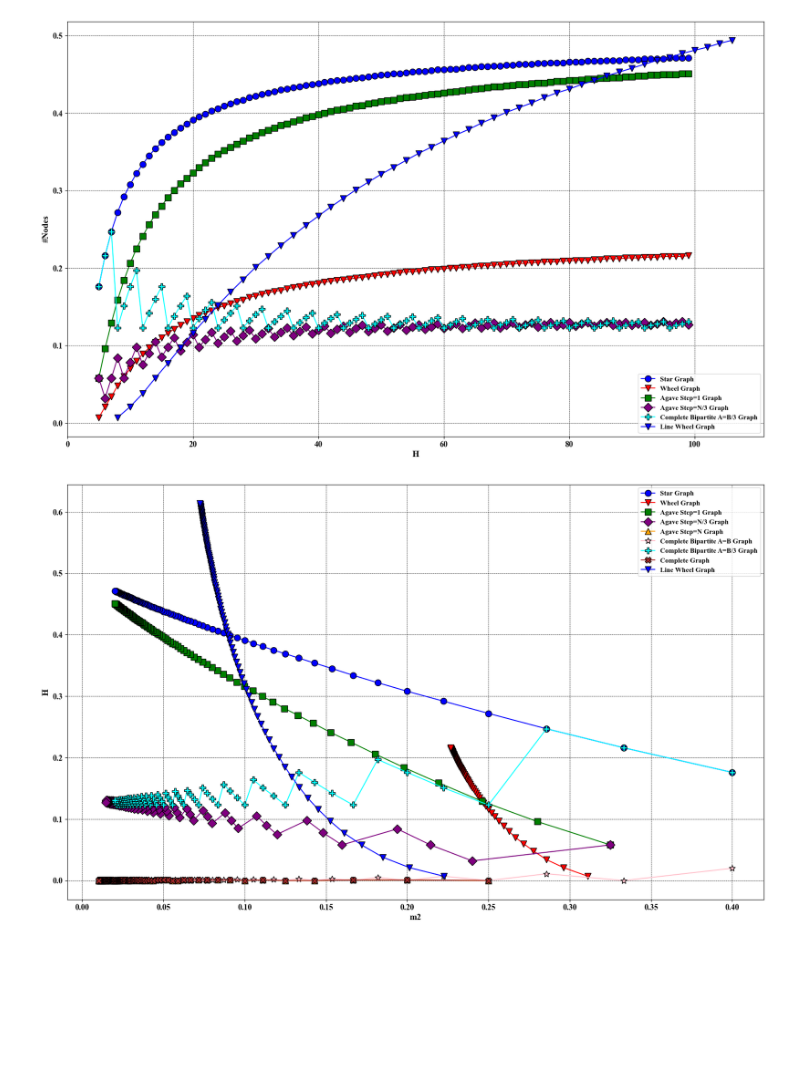
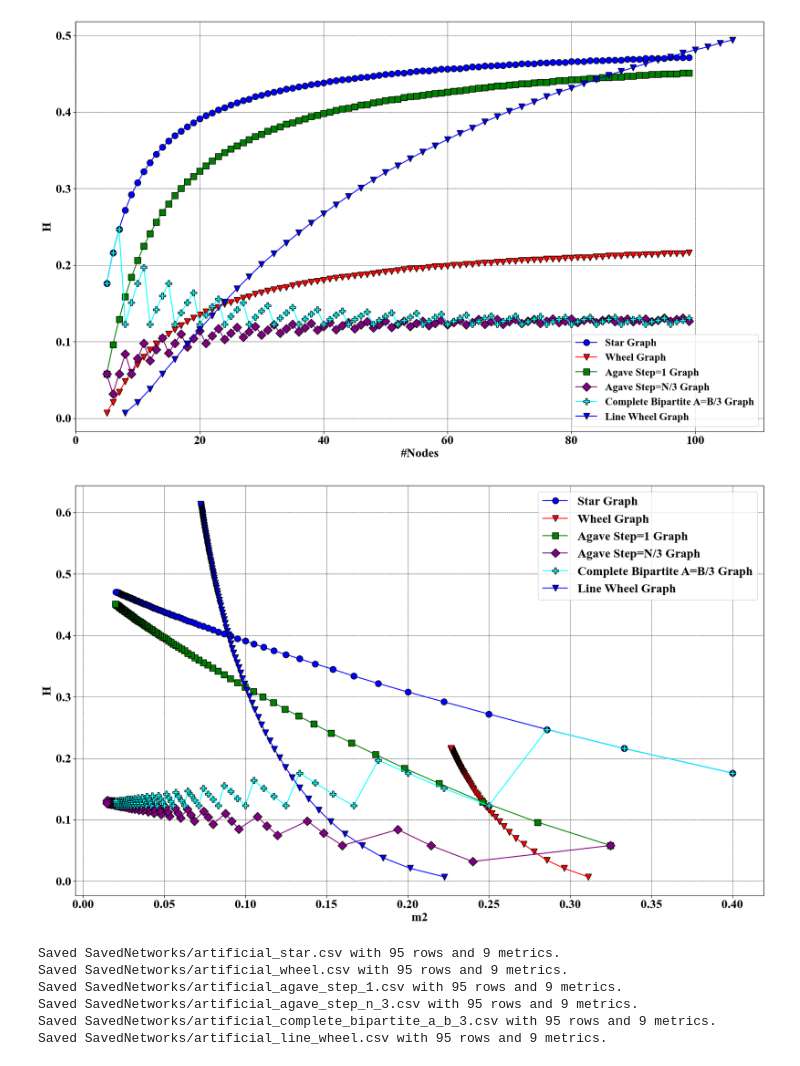
Before and after one commit to hghaemi/h_index_paper, a Jupyter notebook: artificial_networks.ipynb, the cells around one changed output. Cells and saved outputs as stored; diff of their text form; code cells hidden in the pictures; blank space fills up the shorter version.

Commit message:
make some changes about plots

```diff
--- a/artificial_networks.ipynb
+++ b/artificial_networks.ipynb
@@ -96,45 +96,44 @@ edge_colors = ['black'] * len(graph_keys)
 marker_size=10
 
 plt.figure(figsize=(20, 12))
-font = {'family': 'times new roman', 'weight': 'bold', 'size': 11}
+font = {'family': 'times new roman', 'weight': 'bold', 'size': 17}
+
 for i, key in enumerate(graph_keys):
     if key in exclude_keys:
         continue
 
     if key == 'line_wheel':
         n_values = values_dict[key]['n'][0:50]
         H_values = values_dict[key]['H'][0:50]
     else:
         n_values = values_dict[key]['n']
         H_values = values_dict[key]['H']
 
     plt.plot(n_values,
              H_values,
              marker=markers[i],
              c=colors[i],
              markeredgecolor='black',
              markerfacecolor=colors[i],
              markersize=marker_size,
              label= key.replace('_', ' ').title()+" Graph")
 
 
 
-plt.xlabel('H', family= 'times new roman', weight='bold', size=14)
-plt.ylabel('#Nodes', family= 'times new roman', weight='bold', size=14)
+plt.xlabel('#Nodes', family= 'times new roman', weight='bold', size=20)
+plt.ylabel('H', family= 'times new roman', weight='bold', size=20)
 plt.legend(loc='lower right', prop=font)
-plt.xticks(family= 'times new roman', weight='bold', size=13)
-plt.yticks(family= 'times new roman', weight='bold', size=13)
+plt.xticks(family= 'times new roman', weight='bold', size=20)
+plt.yticks(family= 'times new roman', weight='bold', size=20)
 plt.grid(color='black', linestyle='--', linewidth=0.5)
 # plt.savefig("plots/artificial_combined1.png" , dpi=1000, bbox_inches='tight')
 plt.show()
 # %% [output]
-[figure, old version]
+[figure, new version]
 # %%
 graph_keys = values_dict.keys()
-#exclude_keys = ['agave_3', 'complete_bipartite_1', 'complete']
 exclude_keys = {'agave step=n', 'complete_bipartite a=b', 'complete', 'cycle'}
 
-exclude_keys = []
 
 colors = ['b', 'r', 'g', 'purple', 'orange', 'pink', 'cyan', 'brown','b','lime']
 markers = ['o', 'v', 's', 'D', '^', '*', 'P', 'X', 'v','o']
@@ -142,7 +141,7 @@ edge_colors = ['black'] * len(graph_keys)
 marker_size=10
 
 plt.figure(figsize=(20, 12))
-font = {'family': 'times new roman', 'weight': 'bold', 'size': 11}
+font = {'family': 'times new roman', 'weight': 'bold', 'size': 20}
 
 for i, key in enumerate(graph_keys):
     if key in exclude_keys:
@@ -160,13 +159,53 @@ for i, key in enumerate(graph_keys):
         markersize=marker_size,
         label=key.replace('_', ' ').title()+' Graph')
 
-plt.xlabel('m2', family= 'times new roman', weight='bold', size=14)
-plt.ylabel('H', family= 'times new roman', weight='bold', size=14)
+plt.xlabel('m2', family= 'times new roman', weight='bold', size=20)
+plt.ylabel('H', family= 'times new roman', weight='bold', size=20)
 plt.legend(loc='upper right', prop=font)
-plt.xticks(family= 'times new roman', weight='bold', size=13)
-plt.yticks(family= 'times new roman', weight='bold', size=13)
+plt.xticks(family= 'times new roman', weight='bold', size=20)
+plt.yticks(family= 'times new roman', weight='bold', size=20)
 plt.grid(color='black', linestyle='--', linewidth=0.5)
 plt.savefig("plots/artificial_combined2.png" , dpi=1000, bbox_inches='tight')
 plt.show()
 # %% [output]
-[figure, old version]
+[figure, new version]
+# %%
+graphs_to_save = [
+    'star',
+    'wheel',
+    'agave step=1',
+    'agave step=n/3',
+    'complete_bipartite a=b/3',
+    'line_wheel'
+]
+
+n_values = np.arange(5, 100, 1)
+
+for graph_name in graphs_to_save:
+    if graph_name in values_dict:
+        inner_dict = values_dict[graph_name]
+        if not inner_dict:
+            print(f"Warning: Graph type '{graph_name}' has no data.")
+            continue
+
+        first_metric = next(iter(inner_dict.values()))
+        if len(first_metric) != len(n_values):
+            print(f"Warning: Data length mismatch for '{graph_name}'.")
+            continue
+
+        df = pd.DataFrame(inner_dict)
+        df.insert(0, 'n_nodes', n_values)
+
+        safe_graph_name = graph_name.replace(' ', '_').replace('=', '_').replace('/', '_')
+        filename = f"SavedNetworks/artificial_{safe_graph_name}.csv"
+        df.to_csv(filename, index=False)
+        print(f"Saved {filename} with {len(df)} rows and {len(df.columns)-1} metrics.")
+    else:
+        print(f"Warning: Graph type '{graph_name}' was not found in values_dict and will be skipped.")
+# %% [output]
+Saved SavedNetworks/artificial_star.csv with 95 rows and 9 metrics.
+Saved SavedNetworks/artificial_wheel.csv with 95 rows and 9 metrics.
+Saved SavedNetworks/artificial_agave_step_1.csv with 95 rows and 9 metrics.
+Saved SavedNetworks/artificial_agave_step_n_3.csv with 95 rows and 9 metrics.
+Saved SavedNetworks/artificial_complete_bipartite_a_b_3.csv with 95 rows and 9 metrics.
+Saved SavedNetworks/artificial_line_wheel.csv with 95 rows and 9 metrics.
```
